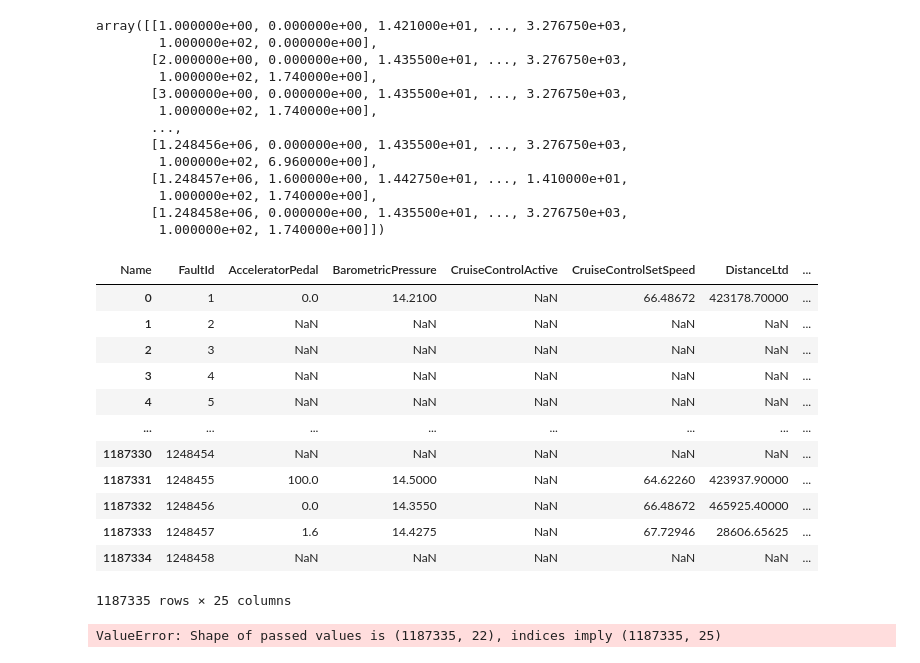
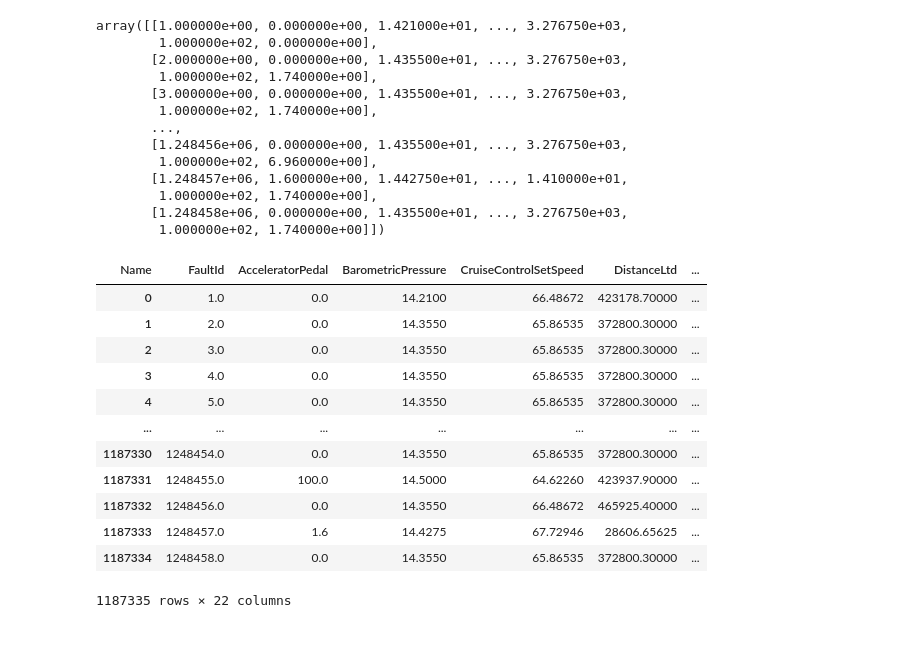
Before and after one commit to nss-data-science-cohort-6/big_g_express-elden_ring, a Jupyter notebook: AC_bigG.ipynb, the cells around one changed output. Drawn from its saved outputs; the diff is of its cells as text; code cells hidden in the pictures.

```diff
--- a/AC_bigG.ipynb
+++ b/AC_bigG.ipynb
@@ -260,33 +267,25 @@ array([[1.000000e+00, 0.000000e+00, 1.421000e+01, ..., 3.276750e+03,
 # %%
 #[x for x in Diagnostics.columns if x not in
 #    imputer.get_feature_names_out()]
-# %%
-Diagnostics
-# %% [output]
-| Name | FaultId | AcceleratorPedal | BarometricPressure | CruiseControlActive | CruiseControlSetSpeed | DistanceLtd | ... |
-| 0 | 1 | 0.0 | 14.2100 | NaN | 66.48672 | 423178.70000 | ... |
-| 1 | 2 | NaN | NaN | NaN | NaN | NaN | ... |
-| 2 | 3 | NaN | NaN | NaN | NaN | NaN | ... |
-| 3 | 4 | NaN | NaN | NaN | NaN | NaN | ... |
-| 4 | 5 | NaN | NaN | NaN | NaN | NaN | ... |
-| ... | ... | ... | ... | ... | ... | ... | ... |
-| 1187330 | 1248454 | NaN | NaN | NaN | NaN | NaN | ... |
-| 1187331 | 1248455 | 100.0 | 14.5000 | NaN | 64.62260 | 423937.90000 | ... |
-| 1187332 | 1248456 | 0.0 | 14.3550 | NaN | 66.48672 | 465925.40000 | ... |
-| 1187333 | 1248457 | 1.6 | 14.4275 | NaN | 67.72946 | 28606.65625 | ... |
-| 1187334 | 1248458 | NaN | NaN | NaN | NaN | NaN | ... |
-1187335 rows × 25 columns
 # %%
 # Convert the imputed array back to dataframe
 copy_imputer = pd.DataFrame(imputed_Diagnostics, columns=Diagnostics.columns)
 
 # Replace NaN values with the median value
-
-#median_B = imputed_Diagnostics[cols].median()
-#imputed_Diagnostics[cols].fillna(value=median_B, inplace=True)
-
-imputed_Diagnostics
+copy_imputer
 # %% [output]
+| Name | FaultId | AcceleratorPedal | BarometricPressure | CruiseControlSetSpeed | DistanceLtd | ... |
+| 0 | 1.0 | 0.0 | 14.2100 | 66.48672 | 423178.70000 | ... |
+| 1 | 2.0 | 0.0 | 14.3550 | 65.86535 | 372800.30000 | ... |
+| 2 | 3.0 | 0.0 | 14.3550 | 65.86535 | 372800.30000 | ... |
+| 3 | 4.0 | 0.0 | 14.3550 | 65.86535 | 372800.30000 | ... |
+| 4 | 5.0 | 0.0 | 14.3550 | 65.86535 | 372800.30000 | ... |
+| ... | ... | ... | ... | ... | ... | ... |
+| 1187330 | 1248454.0 | 0.0 | 14.3550 | 65.86535 | 372800.30000 | ... |
+| 1187331 | 1248455.0 | 100.0 | 14.5000 | 64.62260 | 423937.90000 | ... |
+| 1187332 | 1248456.0 | 0.0 | 14.3550 | 66.48672 | 465925.40000 | ... |
+| 1187333 | 1248457.0 | 1.6 | 14.4275 | 67.72946 | 28606.65625 | ... |
+| 1187334 | 1248458.0 | 0.0 | 14.3550 | 65.86535 | 372800.30000 | ... |
-ValueError: Shape of passed values is (1187335, 22), indices imply (1187335, 25)
+1187335 rows × 22 columns
 # %%
 #Merge faults and vehicle dignostic tables
```
Also changed, not shown: parts of 7 cells of this notebook.
